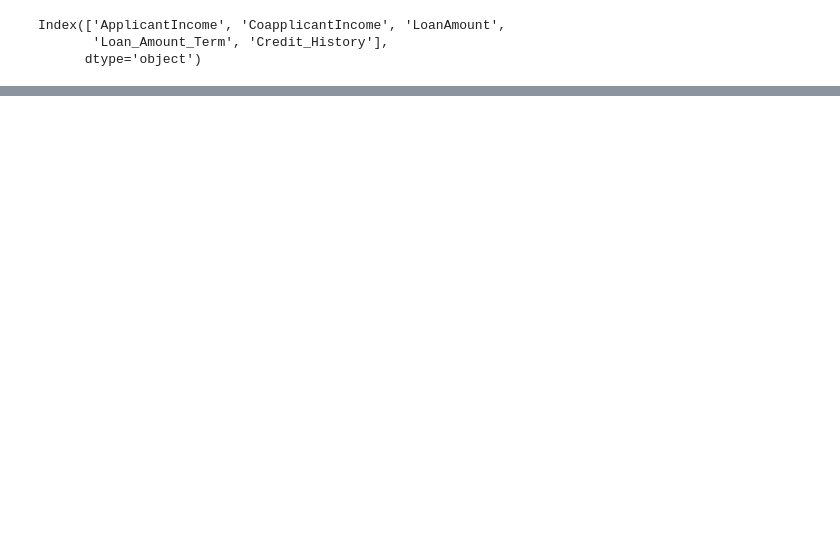
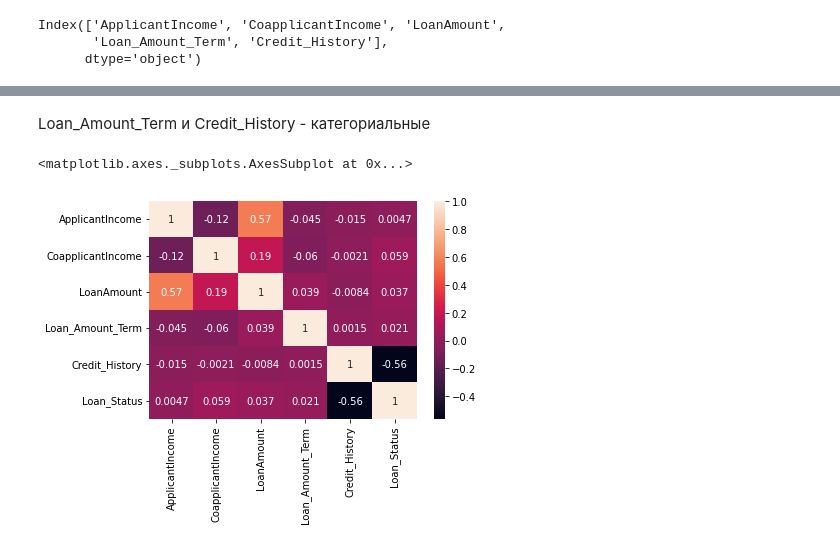
Before and after one commit to vita1pa/Loan-Prediction-Hackathon, a Jupyter notebook: Loan Prediction EDA - AV.ipynb, the cells around one changed output, grey strips where cells are left out. Drawn from its saved outputs; the diff is of its cells as text; code cells hidden in the pictures; blank space fills up the shorter version.

```diff
--- a/Loan Prediction EDA - AV.ipynb
+++ b/Loan Prediction EDA - AV.ipynb
@@ -326,0 +147,9 @@ subplots_info(cat)
+# %% [markdown]
+Loan_Amount_Term и Credit_History - категориальные
+# %%
+temp = pd.concat([train_num, target.map({'Y': 0, 'N': 1})], axis=1)
+
+sns.heatmap(temp.corr(), annot=True)
+# %% [output]
+<matplotlib.axes._subplots.AxesSubplot at 0x...>
+[figure, added]
```
Also changed, not shown: parts of 152 cells of this notebook.
